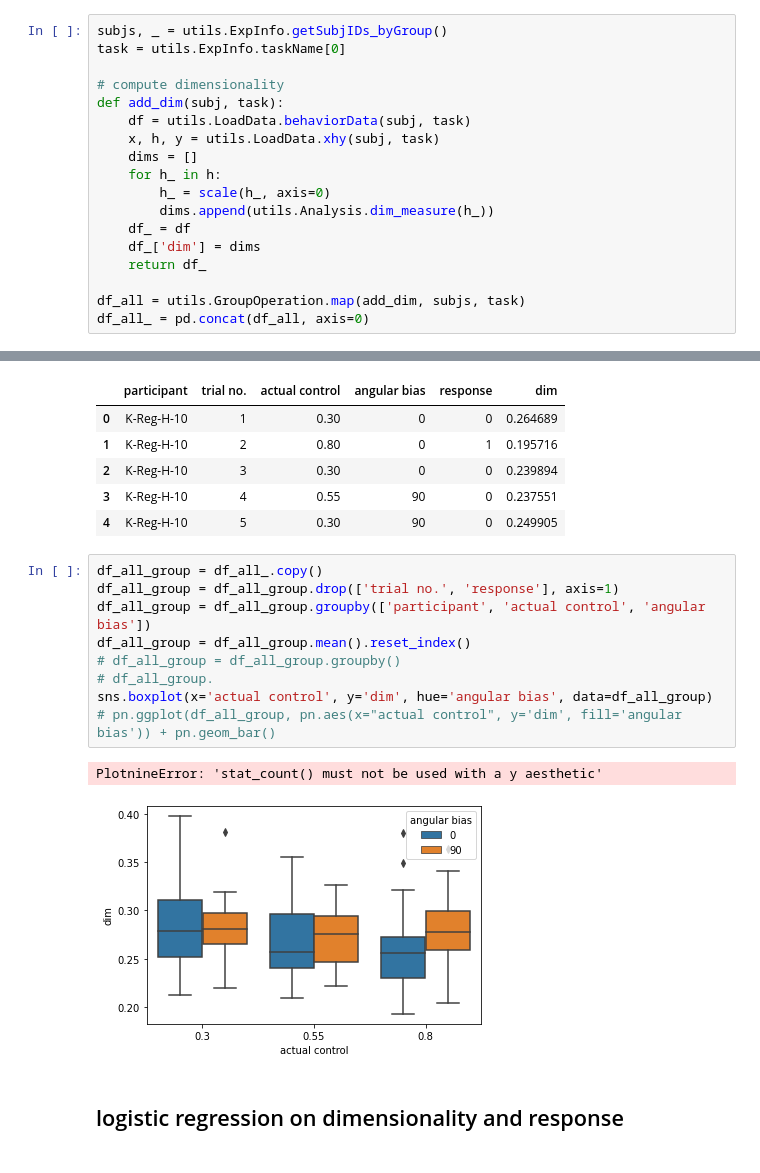
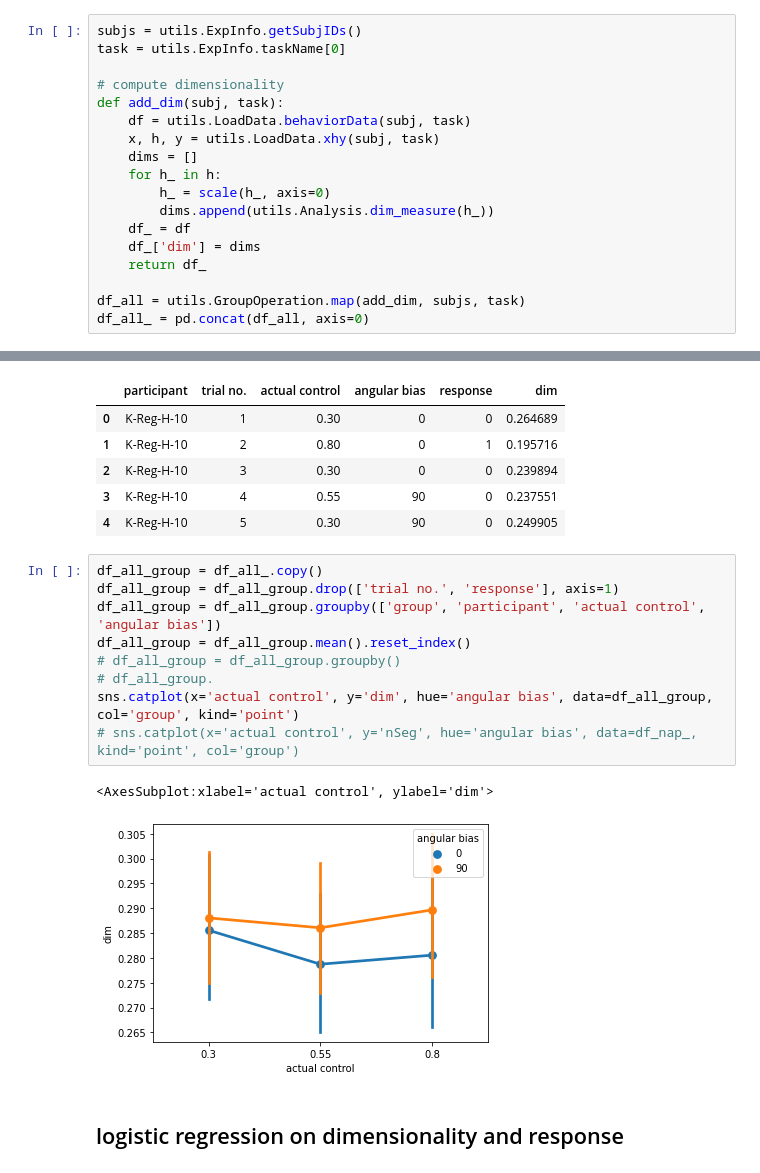
Before and after one commit to acercyc/Keio-Testing_analysis, a Jupyter notebook: src/ana_action_plan.ipynb, the cells around one changed output, grey strips where cells are left out. Drawn from its saved outputs; the diff is of its cells as text.

```diff
--- a/src/ana_action_plan.ipynb
+++ b/src/ana_action_plan.ipynb
@@ -16,7 +16,7 @@ importlib.reload(utils)
 # %% [markdown]
 # Measuring dimensionality for each trial and each health subject
 # %%
-subjs, _ = utils.ExpInfo.getSubjIDs_byGroup()
+subjs = utils.ExpInfo.getSubjIDs()
 task = utils.ExpInfo.taskName[0]
 
 # compute dimensionality
@@ -56,15 +58,15 @@ df_all_.head()
 # %%
 df_all_group = df_all_.copy()
 df_all_group = df_all_group.drop(['trial no.', 'response'], axis=1)
-df_all_group = df_all_group.groupby(['participant', 'actual control', 'angular bias'])
+df_all_group = df_all_group.groupby(['group', 'participant', 'actual control', 'angular bias'])
 df_all_group = df_all_group.mean().reset_index()
 # df_all_group = df_all_group.groupby()
 # df_all_group.
-sns.boxplot(x='actual control', y='dim', hue='angular bias', data=df_all_group)
-# pn.ggplot(df_all_group, pn.aes(x="actual control", y='dim', fill='angular bias')) + pn.geom_bar()
+sns.catplot(x='actual control', y='dim', hue='angular bias', data=df_all_group, col='group', kind='point')
+# sns.catplot(x='actual control', y='nSeg', hue='angular bias', data=df_nap_, kind='point', col='group')
 # %% [output]
-PlotnineError: 'stat_count() must not be used with a y aesthetic'
+<AxesSubplot:xlabel='actual control', ylabel='dim'>
-[figure, old version]
+[figure, new version]
 # %% [markdown]
 ## logistic regression on dimensionality and response
 # %%
```
Also changed, not shown: parts of 2 cells of this notebook, 5 other files.
